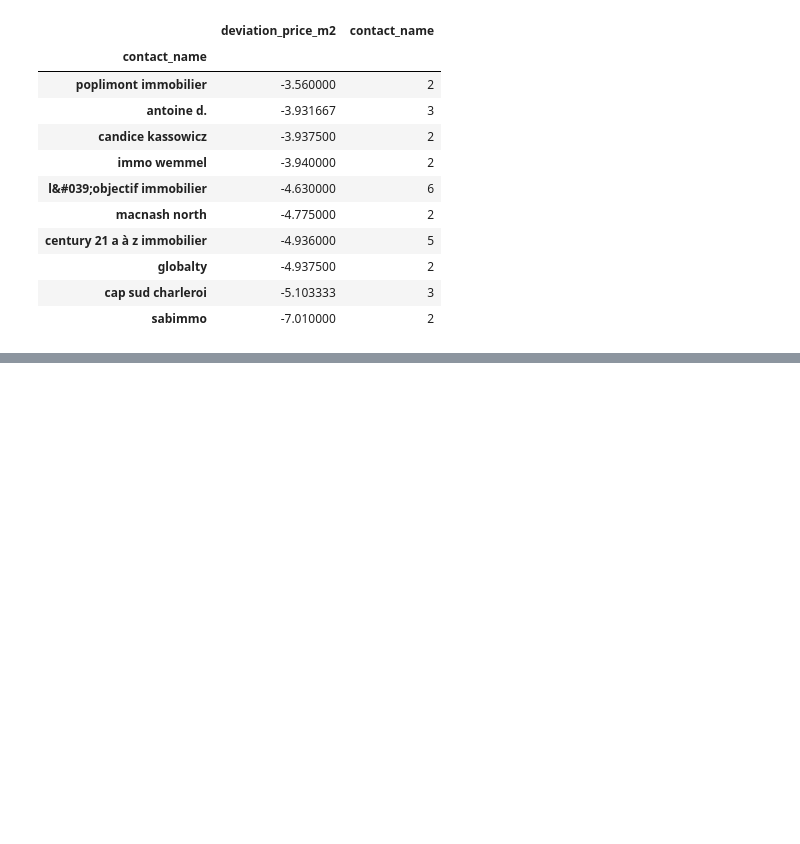
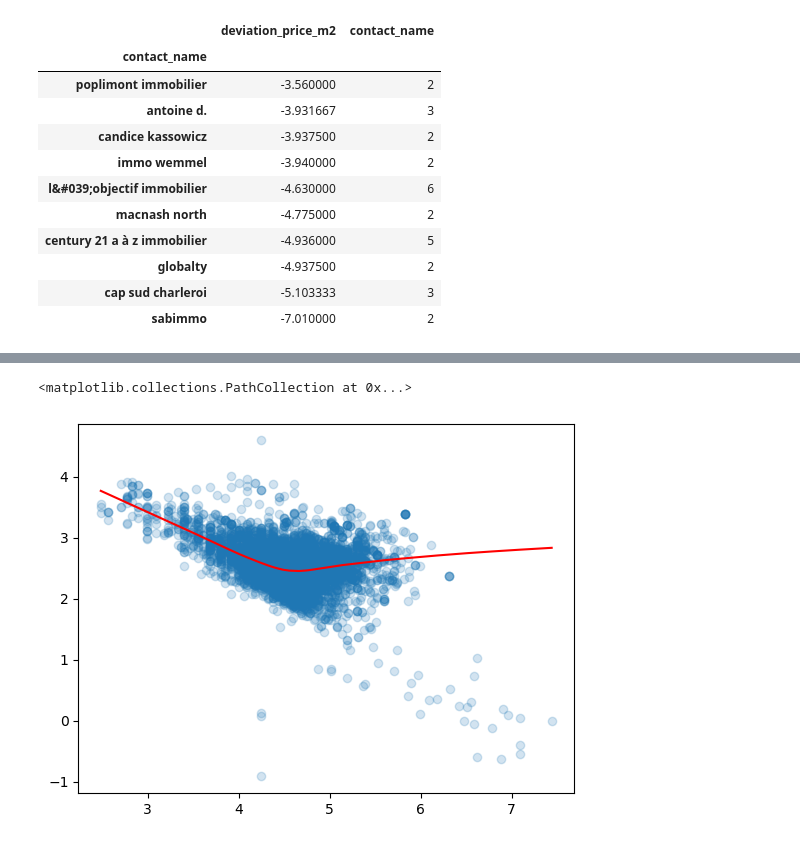
Before and after one commit to marcandre259/immo_report, a Jupyter notebook: notebooks/marki/m2_geo_check.ipynb, the cells around one changed output, grey strips where cells are left out. Drawn from its saved outputs; the diff is of its cells as text; code cells hidden in the pictures; blank space fills up the shorter version.

```diff
--- a/notebooks/marki/m2_geo_check.ipynb
+++ b/notebooks/marki/m2_geo_check.ipynb
@@ -468,0 +521,15 @@ gpd_apart.groupby("contact_name").agg(
+# %%
+loess_arr = sm.nonparametric.lowess(
+    np.log(gpd_apart["price_m2"].loc[bl_valid]),
+    np.log(gpd_apart["living_area"].loc[bl_valid]),
+)
+
+plt.plot(loess_arr[:, 0], loess_arr[:, 1], color="red")
+plt.scatter(
+    np.log(gpd_apart["living_area"].loc[bl_valid]),
+    np.log(gpd_apart["price_m2"].loc[bl_valid]),
+    alpha=0.2,
+)
+# %% [output]
+<matplotlib.collections.PathCollection at 0x...>
+[figure, added]
```
Also changed, not shown: parts of 4 cells of this notebook.
